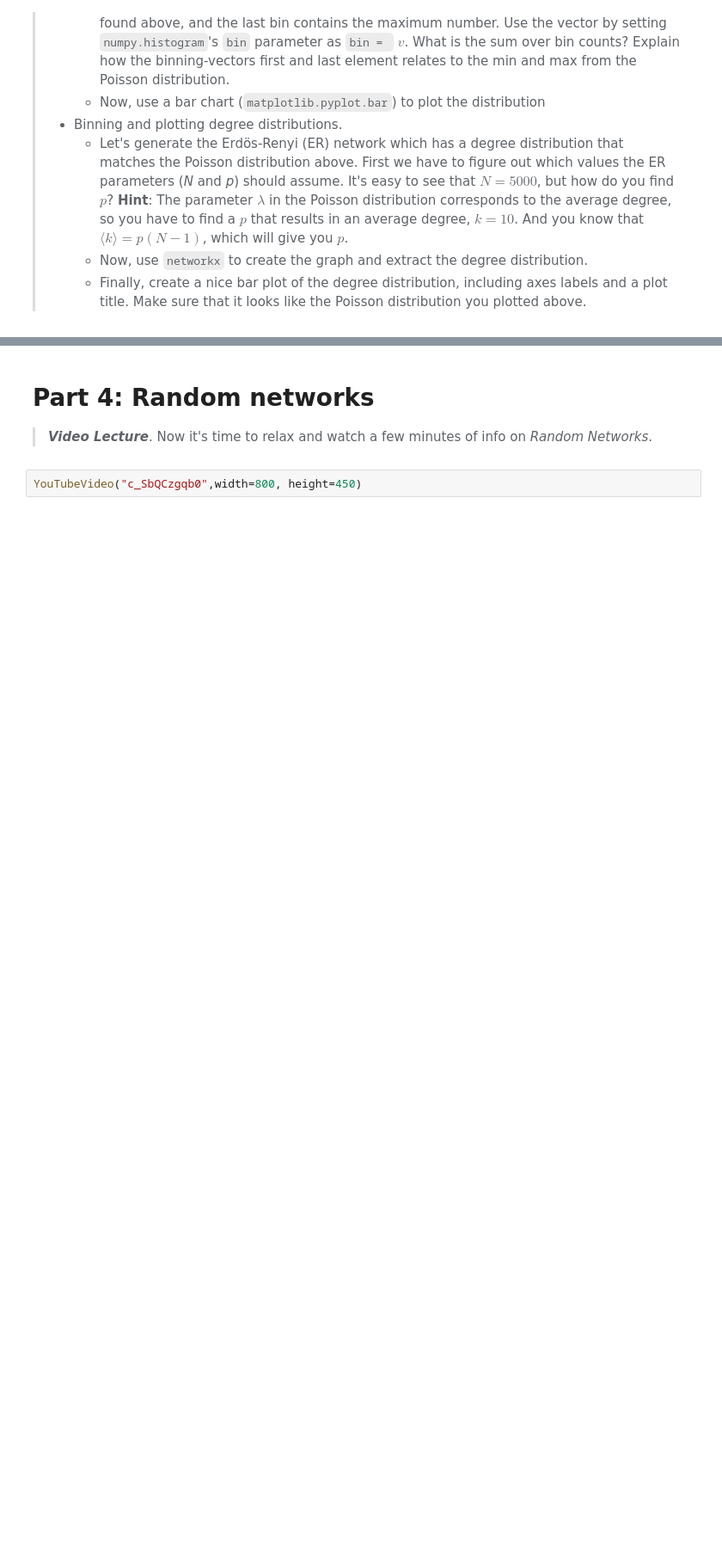
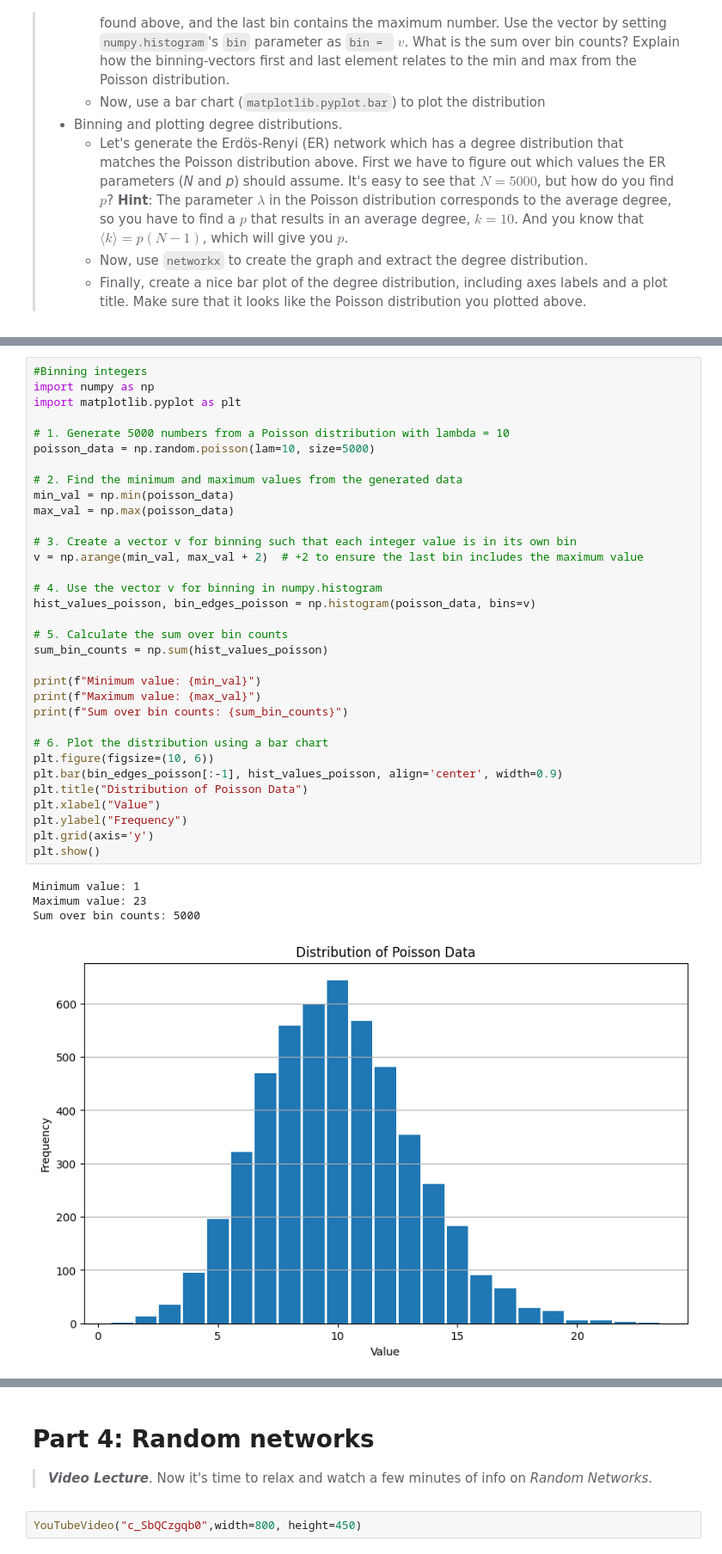
Before and after one commit to danielsanuwich/socialgraphs2019, a Jupyter notebook: lectures/Week2.ipynb, the cells around one changed output, grey strips where cells are left out. Shown at 86% size. Cells and saved outputs as stored; diff of their text form; blank space fills up the shorter version.

```diff
--- a/lectures/Week2.ipynb
+++ b/lectures/Week2.ipynb
@@ -418,0 +449,38 @@ As always we'll learn about degree-distribution plotting by creating a `notebook
+# %%
+#Binning integers
+import numpy as np
+import matplotlib.pyplot as plt
+
+# 1. Generate 5000 numbers from a Poisson distribution with lambda = 10
+poisson_data = np.random.poisson(lam=10, size=5000)
+
+# 2. Find the minimum and maximum values from the generated data
+min_val = np.min(poisson_data)
+max_val = np.max(poisson_data)
+
+# 3. Create a vector v for binning such that each integer value is in its own bin
+v = np.arange(min_val, max_val + 2)  # +2 to ensure the last bin includes the maximum value
+
+# 4. Use the vector v for binning in numpy.histogram
+hist_values_poisson, bin_edges_poisson = np.histogram(poisson_data, bins=v)
+
+# 5. Calculate the sum over bin counts
+sum_bin_counts = np.sum(hist_values_poisson)
+
+print(f"Minimum value: {min_val}")
+print(f"Maximum value: {max_val}")
+print(f"Sum over bin counts: {sum_bin_counts}")
+
+# 6. Plot the distribution using a bar chart
+plt.figure(figsize=(10, 6))
+plt.bar(bin_edges_poisson[:-1], hist_values_poisson, align='center', width=0.9)
+plt.title("Distribution of Poisson Data")
+plt.xlabel("Value")
+plt.ylabel("Frequency")
+plt.grid(axis='y')
+plt.show()
+# %% [output]
+Minimum value: 1
+Maximum value: 23
+Sum over bin counts: 5000
+[figure, added]
```
Also changed, not shown: parts of 38 cells of this notebook, 1 other file.
